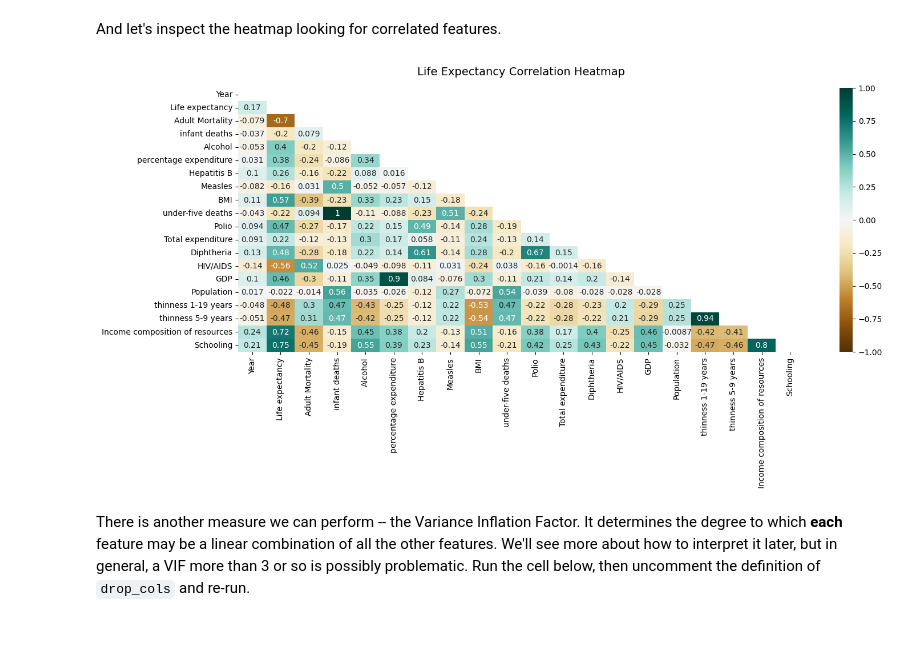
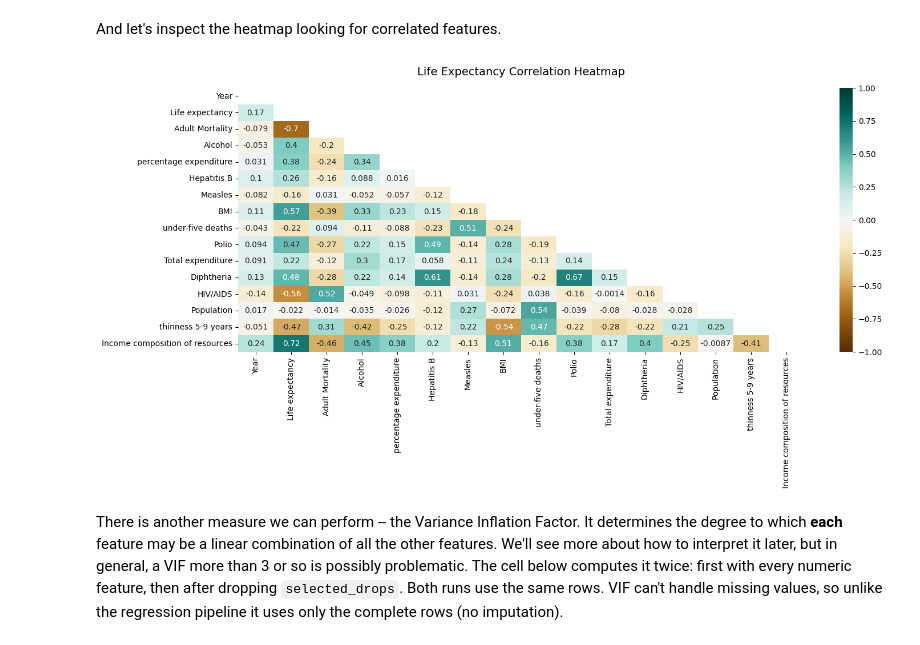
Before and after one commit to paderevski/ML-curriculum, a Jupyter notebook: notebooks/04-regression-plus/Life_Expectancy_Key.ipynb, the cells around one changed output. Saved outputs shown, nothing was run; the diff lists cells and outputs as text; code cells hidden in the pictures.

```diff
--- a/notebooks/04-regression-plus/Life_Expectancy_Key.ipynb
+++ b/notebooks/04-regression-plus/Life_Expectancy_Key.ipynb
@@ -130,12 +132,20 @@ df_heat = df.drop(["Country", "Status"], axis = 1)
 # %%
 corr_matrix = df_heat.corr()
 # %%
-plt.figure(figsize=(16, 6))
-# define the mask to set the values in the upper triangle to True
-mask = np.triu(np.ones_like(corr_matrix, dtype=bool))
-heatmap = sns.heatmap(corr_matrix, mask=mask, vmin=-1, vmax=1, annot=True, cmap='BrBG')
-heatmap.set_title('Life Expectancy Correlation Heatmap', fontdict={'fontsize':14}, pad=16);
-plt.show()
+def plot_corr_heatmap(corr_matrix):
+    plt.figure(figsize=(16, 6))
+    # define the mask to set the values in the upper triangle to True
+    mask = np.triu(np.ones_like(corr_matrix, dtype=bool))
+    heatmap = sns.heatmap(
+        corr_matrix, mask=mask, vmin=-1, vmax=1, annot=True, cmap="BrBG"
+    )
+    heatmap.set_title(
+        "Life Expectancy Correlation Heatmap", fontdict={"fontsize": 14}, pad=16
+    )
+    plt.show()
+
+
+plot_corr_heatmap(corr_matrix)
 # %% [output]
 [figure]
 # %% [markdown]
@@ -176,8 +186,4 @@ from sklearn.preprocessing import OneHotEncoder, OrdinalEncoder, StandardScaler
 ### Linear Regression
 # %% [markdown]
 The data is split before any preprocessing is fit. A scikit-learn pipeline will learn imputations and category encodings from the training features, then apply the same transformations to the test features.
-# %%
-def get_data(filename):
-    df = pd.read_csv(filename)
-    return df
 # %%
@@ -510,8 +466,12 @@ Test R-squared  = 0.819
 # %% [markdown]
 And now drop the selected fields.
 # %%
-model, y_test, y_pred = run_with_drops(
-    ["Country", "infant deaths", "GDP", "thinness 1-19 years", "Schooling"]
+drop_cols=["Country", "infant deaths", "GDP", "thinness 1-19 years", "Schooling"]
+model, y_test, y_pred = fit_and_score(
+    df,
+    one_hot_encode=True,
+    drop_cols=drop_cols,
+    normalize=True,
 )
 # %% [output]
 Train R-squared = 0.795
@@ -551,21 +510,11 @@ coef_df
 # %% [markdown]
 And let's inspect the heatmap looking for correlated features.
 # %%
-plt.figure(figsize=(16, 6))
-df = get_data(data_url)
-
-df = df.drop(columns=drop_cols, errors="ignore").select_dtypes(include=np.number)
-corr_matrix = df.corr()
-mask = np.triu(np.ones_like(corr_matrix, dtype=bool))
-heatmap = sns.heatmap(corr_matrix, mask=mask, vmin=-1, vmax=1, annot=True, cmap="BrBG")
-heatmap.set_title(
-    "Life Expectancy Correlation Heatmap", fontdict={"fontsize": 14}, pad=16
-)
-plt.show()
+plot_corr_heatmap(df.drop(columns=drop_cols).select_dtypes(include=np.number).corr())
 # %% [output]
-[figure, old version]
+[figure, new version]
 # %% [markdown]
-There is another measure we can perform -- the Variance Inflation Factor. It determines the degree to which **each** feature may be a linear combination of all the other features. We'll see more about how to interpret it later, but in general, a VIF more than 3 or so is possibly problematic. Run the cell below, then uncomment the definition of `drop_cols` and re-run.
+There is another measure we can perform -- the Variance Inflation Factor. It determines the degree to which **each** feature may be a linear combination of all the other features. We'll see more about how to interpret it later, but in general, a VIF more than 3 or so is possibly problematic. The cell below computes it twice: first with every numeric feature, then after dropping `selected_drops`. Both runs use the same rows. VIF can't handle missing values, so unlike the regression pipeline it uses only the complete rows (no imputation).
 # %%
 from statsmodels.stats.outliers_influence import variance_inflation_factor
 
```
Also changed, not shown: parts of 31 cells of this notebook, 2 other files.
